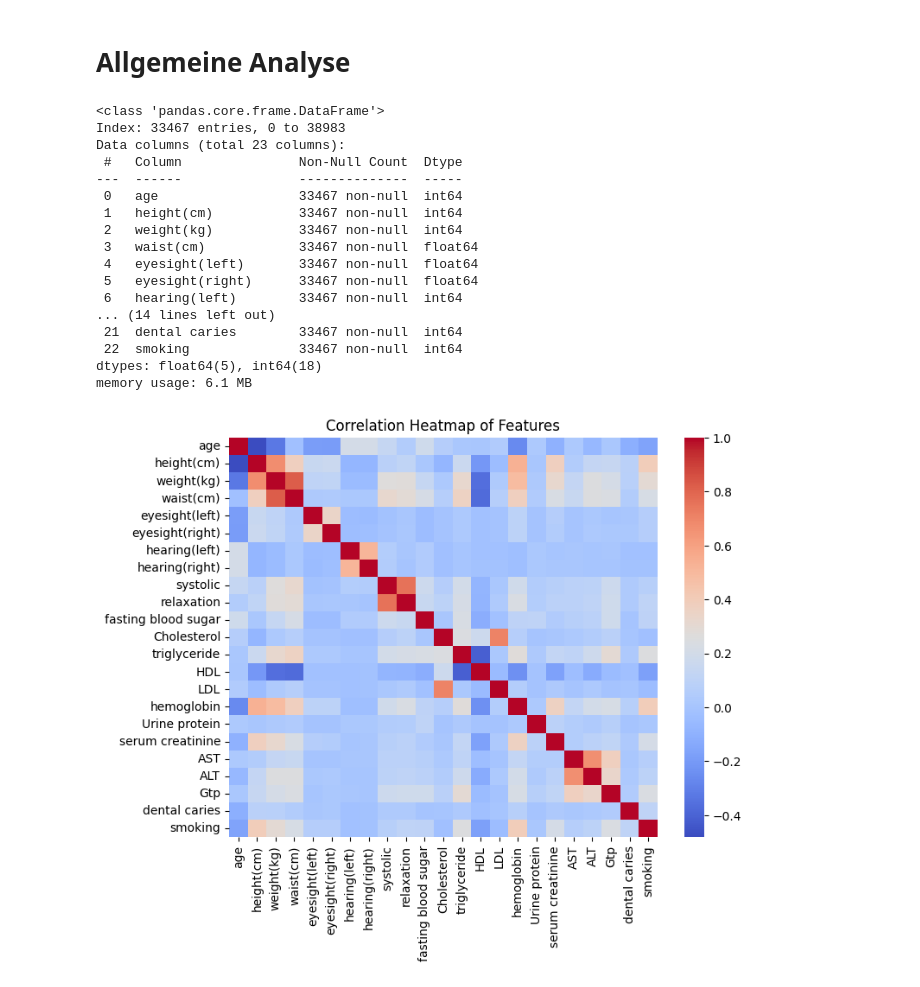
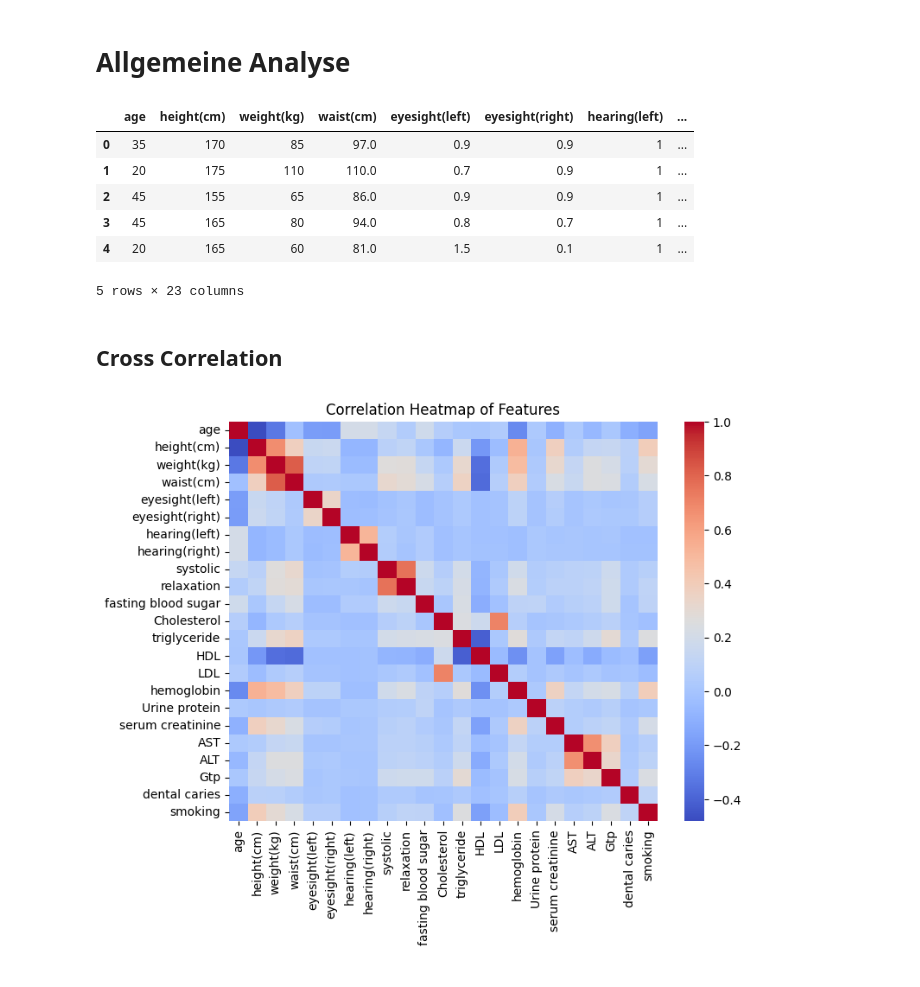
Before and after one commit to jonaRumberg/datascienceportfolio, a Jupyter notebook: smoker.ipynb, the cells around one changed output. Drawn from its saved outputs; the diff is of its cells as text; code cells hidden in the pictures.

```diff
--- a/smoker.ipynb
+++ b/smoker.ipynb
@@ -15,25 +21,17 @@ df_train = df_train.drop_duplicates()
 # %% [markdown]
 # Allgemeine Analyse
 # %%
-df_train.info()
+df_train.head()
 # %% [output]
+|  | age | height(cm) | weight(kg) | waist(cm) | eyesight(left) | eyesight(right) | hearing(left) | ... |
+| 0 | 35 | 170 | 85 | 97.0 | 0.9 | 0.9 | 1 | ... |
+| 1 | 20 | 175 | 110 | 110.0 | 0.7 | 0.9 | 1 | ... |
+| 2 | 45 | 155 | 65 | 86.0 | 0.9 | 0.9 | 1 | ... |
+| 3 | 45 | 165 | 80 | 94.0 | 0.8 | 0.7 | 1 | ... |
+| 4 | 20 | 165 | 60 | 81.0 | 1.5 | 0.1 | 1 | ... |
-<class 'pandas.core.frame.DataFrame'>
-Index: 33467 entries, 0 to 38983
-Data columns (total 23 columns):
- #   Column               Non-Null Count  Dtype
----  ------               --------------  -----
- 0   age                  33467 non-null  int64
- 1   height(cm)           33467 non-null  int64
- 2   weight(kg)           33467 non-null  int64
- 3   waist(cm)            33467 non-null  float64
- 4   eyesight(left)       33467 non-null  float64
- 5   eyesight(right)      33467 non-null  float64
- 6   hearing(left)        33467 non-null  int64
-... (14 lines left out)
- 21  dental caries        33467 non-null  int64
- 22  smoking              33467 non-null  int64
-dtypes: float64(5), int64(18)
-memory usage: 6.1 MB
+5 rows × 23 columns
+# %% [markdown]
+## Cross Correlation
 # %%
 correlation_matrix = df_train.corr()
 
```
Also changed, not shown: parts of 9 cells of this notebook.
